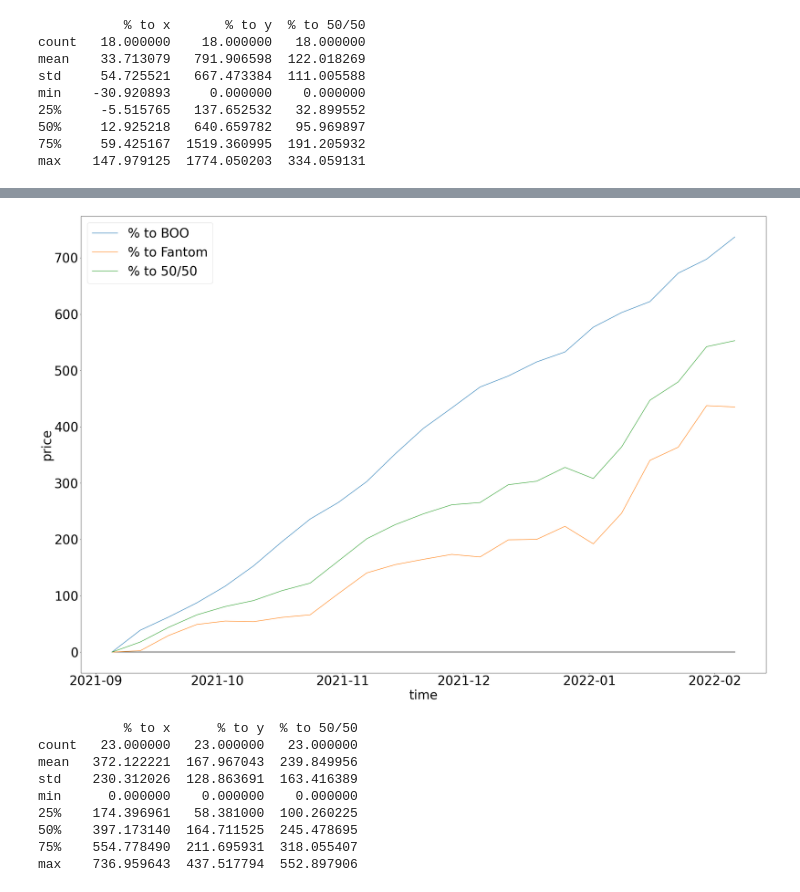
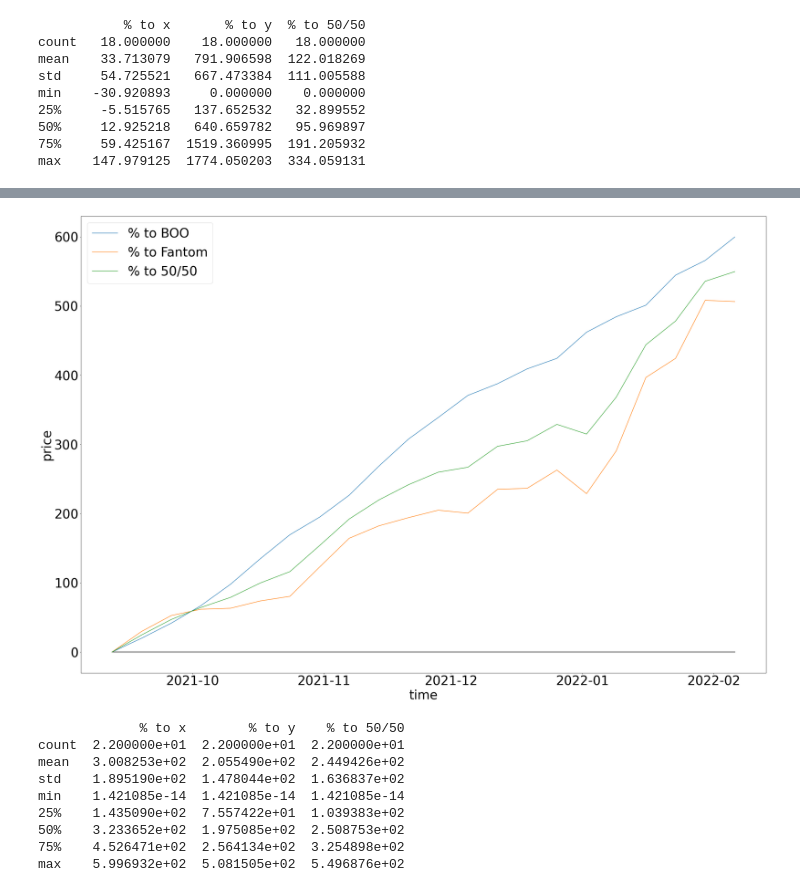
Before and after one commit to MaliMi97/portfolio, a Jupyter notebook: src/impermanent_loss.ipynb, the cells around one changed output, grey strips where cells are left out. Drawn from its saved outputs; the diff is of its cells as text; code cells hidden in the pictures.

```diff
--- a/src/impermanent_loss.ipynb
+++ b/src/impermanent_loss.ipynb
@@ -66,18 +66,18 @@ max    84.394743   4.327835   25.430047
 # %%
-df = c.get_closing_price(datetime.datetime(2021, 9, 1), datetime.datetime.today(), 'week', 'spookyswap')\
-    .merge(c.get_closing_price(datetime.datetime(2021, 9, 1), datetime.datetime.today(), 'week', 'fantom'), on='time')
+df = c.get_price_cap_volume(datetime.datetime(2021, 9, 1), datetime.datetime.today(), 'week', 'spookyswap')\
+    .merge(c.get_price_cap_volume(datetime.datetime(2021, 9, 1), datetime.datetime.today(), 'week', 'fantom'), on='time')
 df['price_reward'] = df['price_x']
 df = impermanent_loss(df, 200, 0.6/365*7,0)
 impermanent_loss_vis(df, 'BOO', "Fantom")
 print(df[['% to x', '% to y', '% to 50/50']].describe())
 # %% [output]
-[figure, old version]
+[figure, new version]
-           % to x      % to y  % to 50/50
-count   23.000000   23.000000   23.000000
-mean   372.122221  167.967043  239.849956
-std    230.312026  128.863691  163.416389
-min      0.000000    0.000000    0.000000
-25%    174.396961   58.381000  100.260225
-50%    397.173140  164.711525  245.478695
-75%    554.778490  211.695931  318.055407
-max    736.959643  437.517794  552.897906
+             % to x        % to y    % to 50/50
+count  2.200000e+01  2.200000e+01  2.200000e+01
+mean   3.008253e+02  2.055490e+02  2.449426e+02
+std    1.895190e+02  1.478044e+02  1.636837e+02
+min    1.421085e-14  1.421085e-14  1.421085e-14
+25%    1.435090e+02  7.557422e+01  1.039383e+02
+50%    3.233652e+02  1.975085e+02  2.508753e+02
+75%    4.526471e+02  2.564134e+02  3.254898e+02
+max    5.996932e+02  5.081505e+02  5.496876e+02
```
Also changed, not shown: parts of 3 cells of this notebook, 4 other files.
